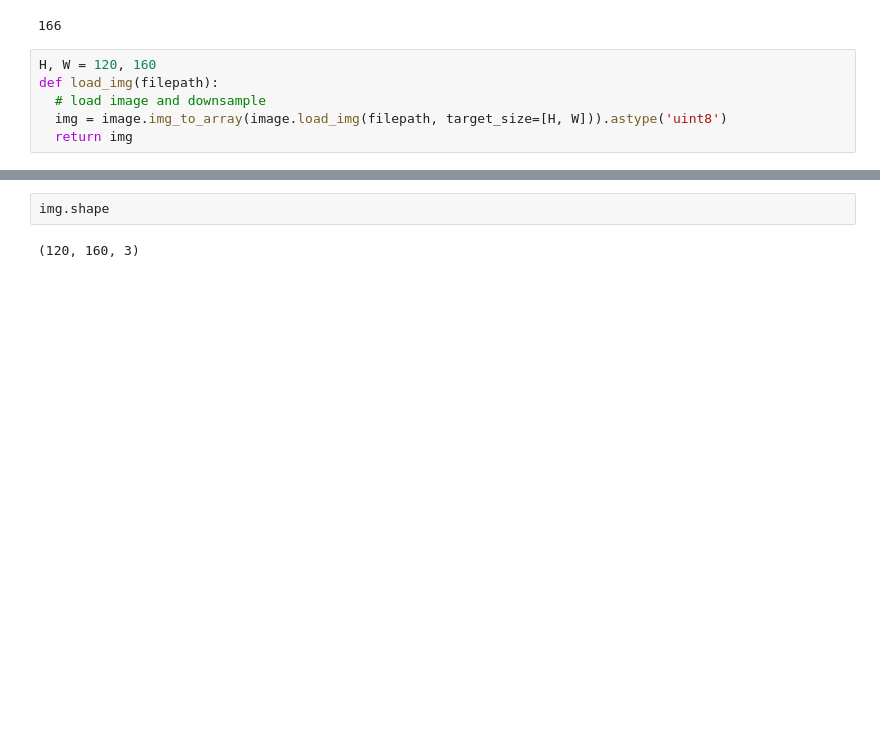
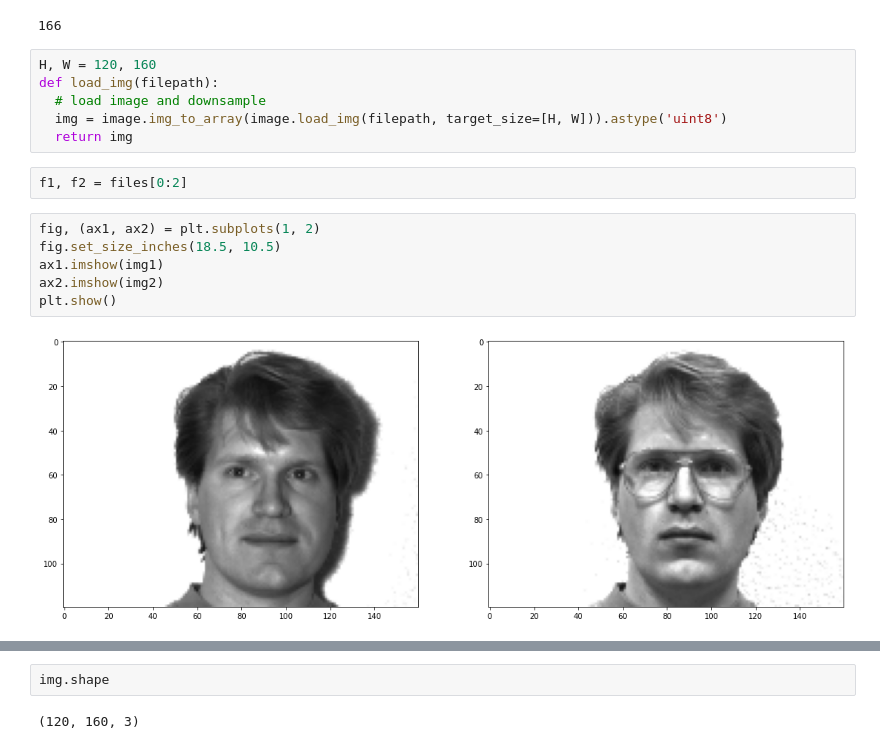
Before and after one commit to SkylarTrigueiro/facialRecognition, a Jupyter notebook: packages/results/facialRecognition.ipynb, the cells around one changed output, grey strips where cells are left out. Saved outputs shown, nothing was run; the diff lists cells and outputs as text; blank space fills up the shorter version.

```diff
--- a/packages/results/facialRecognition.ipynb
+++ b/packages/results/facialRecognition.ipynb
@@ -38,5 +36,15 @@ def load_img(filepath):
   # load image and downsample
   img = image.img_to_array(image.load_img(filepath, target_size=[H, W])).astype('uint8')
   return img
+# %%
+f1, f2 = files[0:2]
+# %%
+fig, (ax1, ax2) = plt.subplots(1, 2)
+fig.set_size_inches(18.5, 10.5)
+ax1.imshow(img1)
+ax2.imshow(img2)
+plt.show()
+# %% [output]
+[figure, added]
 # %%
 # loot at an image for fun
```
Also changed, not shown: parts of 12 cells of this notebook, 20 other files.
